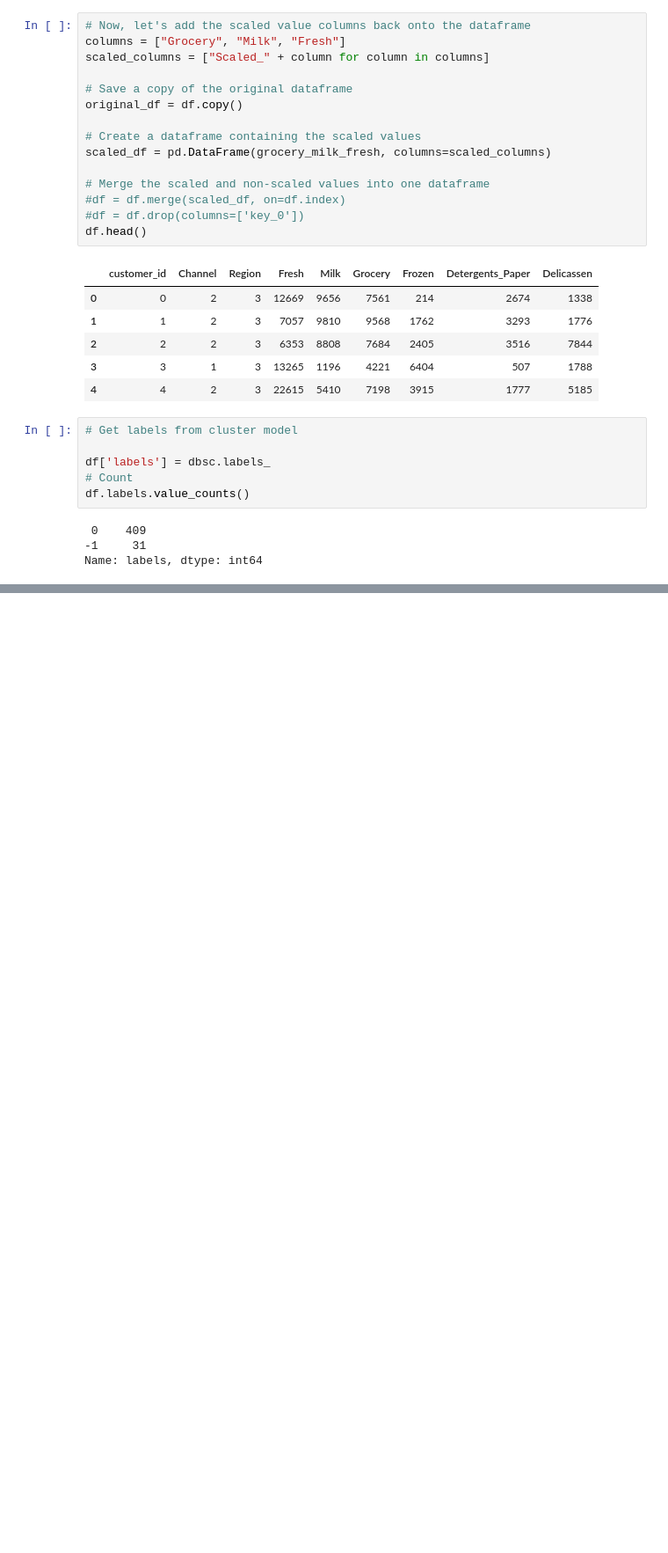
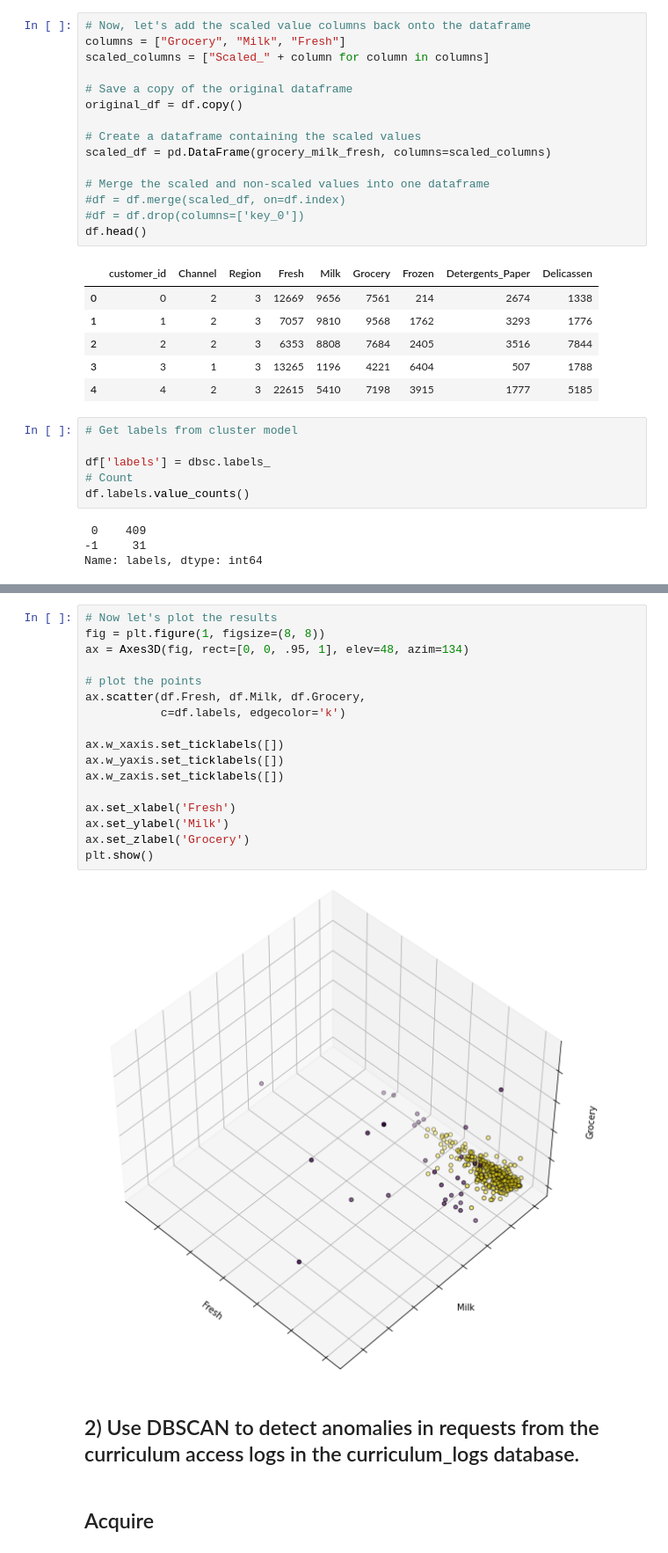
Before and after one commit to patrickamwayi/anomaly-detection-exercises, a Jupyter notebook: clustering_anomaly_detection.ipynb, the cells around one changed output, grey strips where cells are left out. Shown: that part at 88% size. Saved outputs shown, nothing was run; the diff lists cells and outputs as text; blank space fills up the shorter version.

Commit message:
clustering_anomaly_detection_exercise

```diff
--- a/clustering_anomaly_detection.ipynb
+++ b/clustering_anomaly_detection.ipynb
@@ -166,0 +170,23 @@ Name: labels, dtype: int64
+# %%
+# Now let's plot the results
+fig = plt.figure(1, figsize=(8, 8))
+ax = Axes3D(fig, rect=[0, 0, .95, 1], elev=48, azim=134)
+
+# plot the points
+ax.scatter(df.Fresh, df.Milk, df.Grocery,
+           c=df.labels, edgecolor='k')
+
+ax.w_xaxis.set_ticklabels([])
+ax.w_yaxis.set_ticklabels([])
+ax.w_zaxis.set_ticklabels([])
+
+ax.set_xlabel('Fresh')
+ax.set_ylabel('Milk')
+ax.set_zlabel('Grocery')
+plt.show()
+# %% [output]
+[figure, added]
+# %% [markdown]
+## 2) Use DBSCAN to detect anomalies in requests from the curriculum access logs in the curriculum_logs database.
+# %% [markdown]
+## Acquire
```
Also changed, not shown: parts of 13 cells of this notebook.
